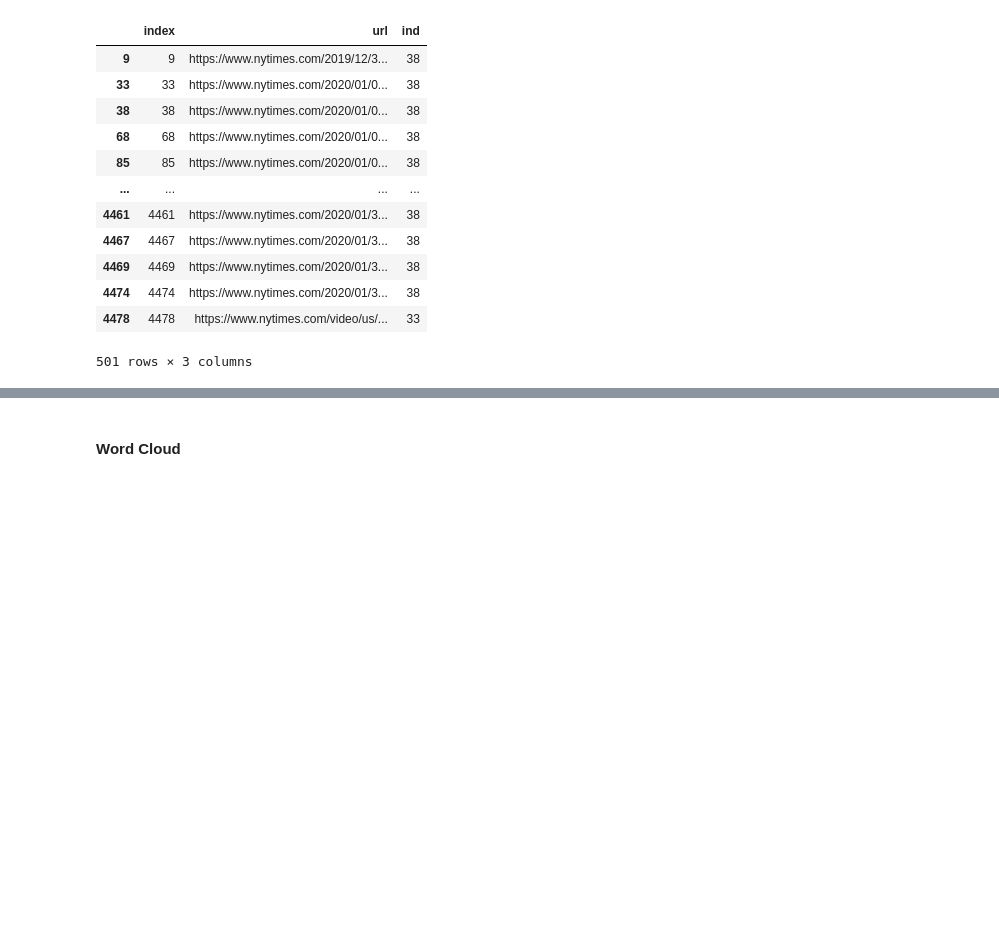
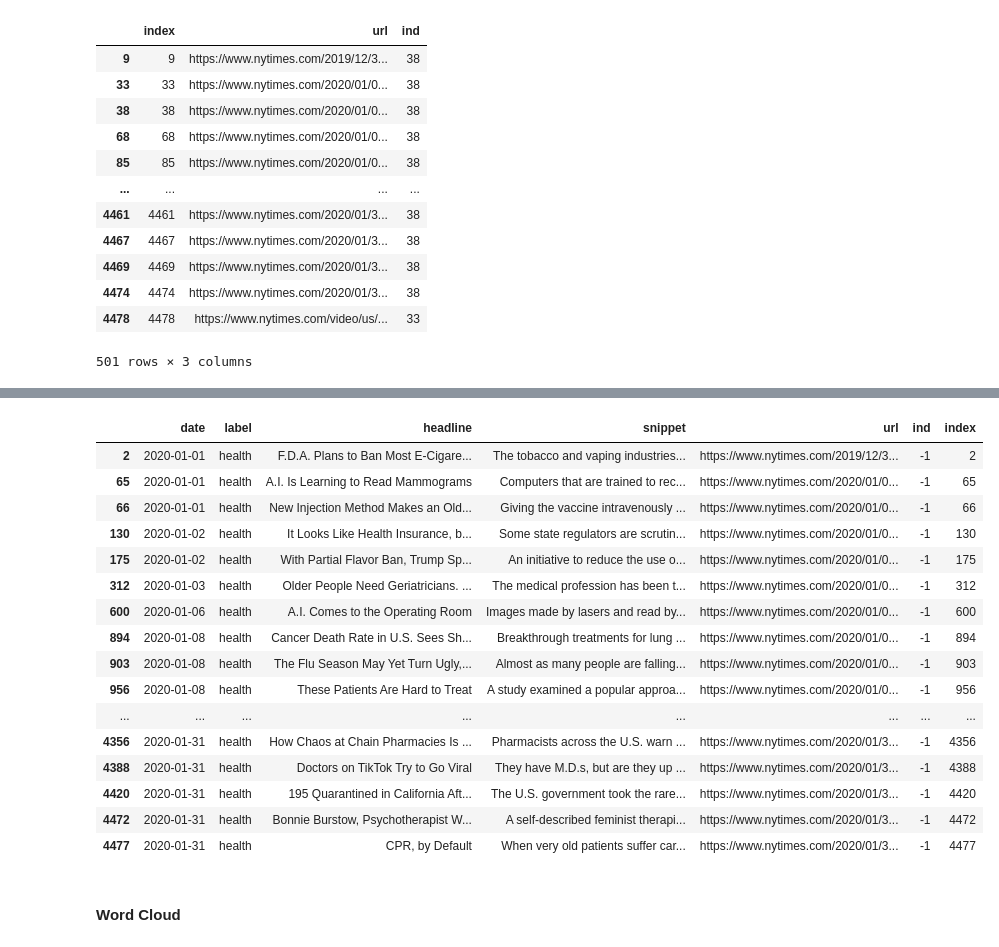
Before and after one commit to MEOW119X/Automated-News-Categorizer, a Jupyter notebook: notebook/EDA.ipynb, the cells around one changed output, grey strips where cells are left out. Drawn from its saved outputs; the diff is of its cells as text; code cells hidden in the pictures; blank space fills up the shorter version.

```diff
--- a/notebook/EDA.ipynb
+++ b/notebook/EDA.ipynb
@@ -117,3 +110,23 @@ df
+# %%
+df.loc[df['label'] == 'health']
+# %% [output]
+|  | date | label | headline | snippet | url | ind | index |
+| 2 | 2020-01-01 | health | F.D.A. Plans to Ban Most E-Cigare... | The tobacco and vaping industries... | https://www.nytimes.com/2019/12/3... | -1 | 2 |
+| 65 | 2020-01-01 | health | A.I. Is Learning to Read Mammograms | Computers that are trained to rec... | https://www.nytimes.com/2020/01/0... | -1 | 65 |
+| 66 | 2020-01-01 | health | New Injection Method Makes an Old... | Giving the vaccine intravenously ... | https://www.nytimes.com/2020/01/0... | -1 | 66 |
+| 130 | 2020-01-02 | health | It Looks Like Health Insurance, b... | Some state regulators are scrutin... | https://www.nytimes.com/2020/01/0... | -1 | 130 |
+| 175 | 2020-01-02 | health | With Partial Flavor Ban, Trump Sp... | An initiative to reduce the use o... | https://www.nytimes.com/2020/01/0... | -1 | 175 |
+| 312 | 2020-01-03 | health | Older People Need Geriatricians. ... | The medical profession has been t... | https://www.nytimes.com/2020/01/0... | -1 | 312 |
+| 600 | 2020-01-06 | health | A.I. Comes to the Operating Room | Images made by lasers and read by... | https://www.nytimes.com/2020/01/0... | -1 | 600 |
+| 894 | 2020-01-08 | health | Cancer Death Rate in U.S. Sees Sh... | Breakthrough treatments for lung ... | https://www.nytimes.com/2020/01/0... | -1 | 894 |
+| 903 | 2020-01-08 | health | The Flu Season May Yet Turn Ugly,... | Almost as many people are falling... | https://www.nytimes.com/2020/01/0... | -1 | 903 |
+| 956 | 2020-01-08 | health | These Patients Are Hard to Treat | A study examined a popular approa... | https://www.nytimes.com/2020/01/0... | -1 | 956 |
+| ... | ... | ... | ... | ... | ... | ... | ... |
+| 4356 | 2020-01-31 | health | How Chaos at Chain Pharmacies Is ... | Pharmacists across the U.S. warn ... | https://www.nytimes.com/2020/01/3... | -1 | 4356 |
+| 4388 | 2020-01-31 | health | Doctors on TikTok Try to Go Viral | They have M.D.s, but are they up ... | https://www.nytimes.com/2020/01/3... | -1 | 4388 |
+| 4420 | 2020-01-31 | health | 195 Quarantined in California Aft... | The U.S. government took the rare... | https://www.nytimes.com/2020/01/3... | -1 | 4420 |
+| 4472 | 2020-01-31 | health | Bonnie Burstow, Psychotherapist W... | A self-described feminist therapi... | https://www.nytimes.com/2020/01/3... | -1 | 4472 |
+| 4477 | 2020-01-31 | health | CPR, by Default | When very old patients suffer car... | https://www.nytimes.com/2020/01/3... | -1 | 4477 |
 # %% [markdown]
 #### Word Cloud
 # %%
```
Also changed, not shown: parts of 12 cells of this notebook, 10 other files.
